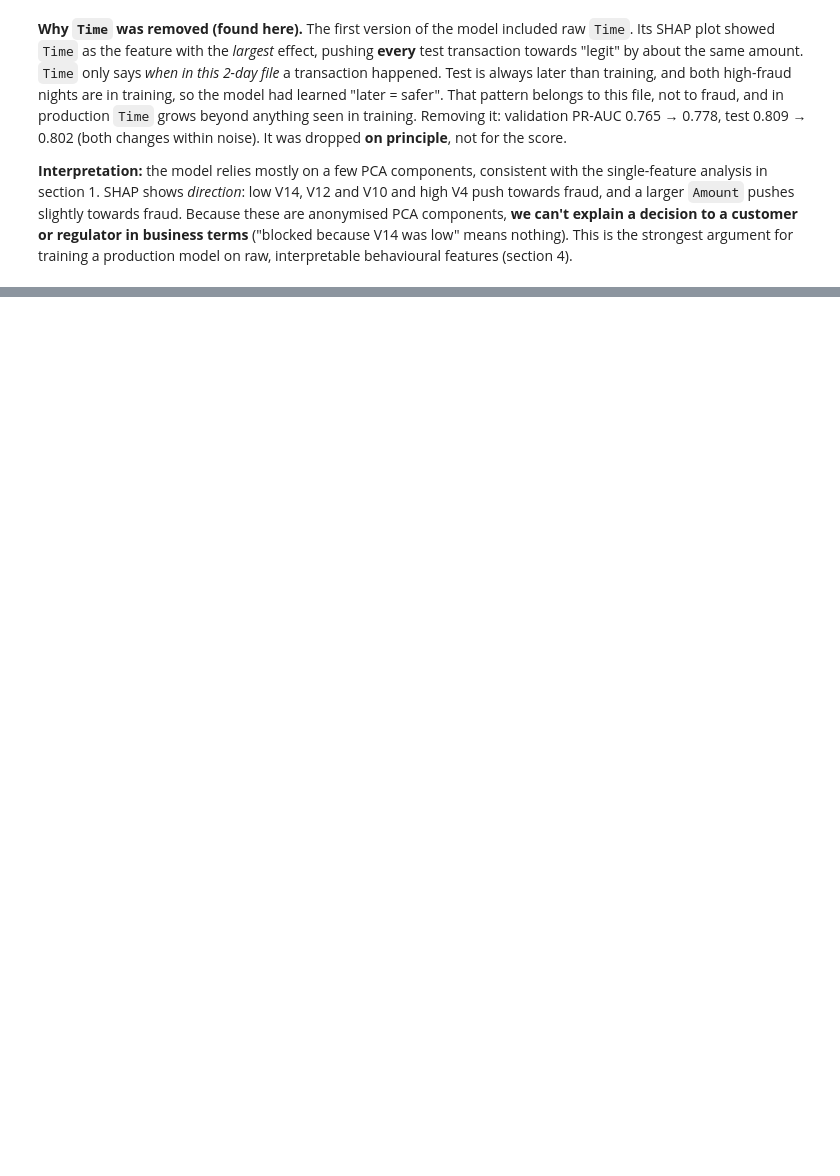
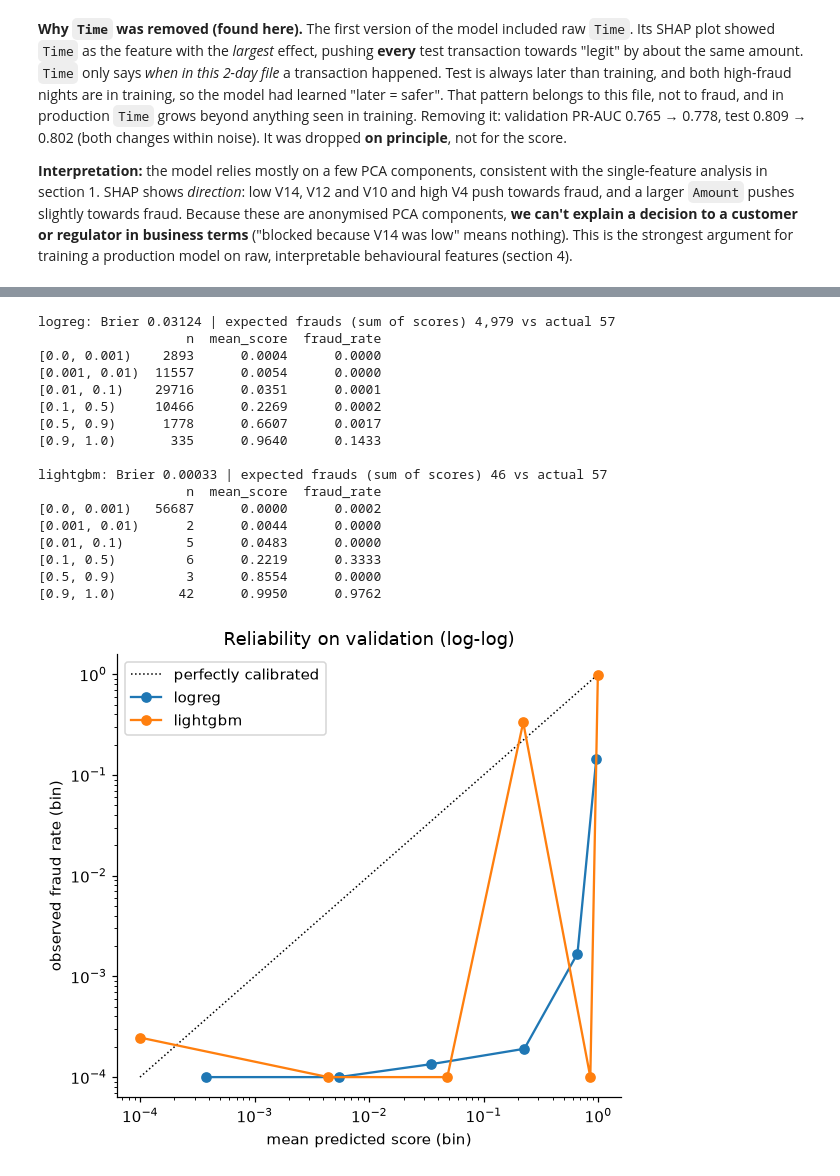
Before and after one commit to alifaisal676/payguard-assignment, a Jupyter notebook: part_a_fraud/notebooks/fraud_analysis.ipynb, the cells around one changed output, grey strips where cells are left out. Saved outputs shown, nothing was run; the diff lists cells and outputs as text; code cells hidden in the pictures; blank space fills up the shorter version.

Commit message:
feat(part-a): calibration, cost-based threshold, decision tiers, sensitivity, real-time notes
Co-Authored-By: Claude Opus 5.5 <noreply@anthropic.com>

```diff
--- a/part_a_fraud/notebooks/fraud_analysis.ipynb
+++ b/part_a_fraud/notebooks/fraud_analysis.ipynb
@@ -305,0 +314,39 @@ plt.title("SHAP values (log-odds), test frauds + 2,000 legit"); plt.tight_layout
+# %%
+from part_a_fraud.src import cost
+from sklearn.metrics import brier_score_loss
+
+y_val, y_te = res["val"]["Class"].values, res["test"]["Class"].values
+a_val, a_te = res["val"]["Amount"].values, res["test"]["Amount"].values
+bins = [0, 1e-3, 1e-2, .1, .5, .9, 1.0001]
+
+fig, ax = plt.subplots(figsize=(5.5, 5))
+ax.plot([1e-4, 1], [1e-4, 1], "k:", lw=1, label="perfectly calibrated")
+for name in ["logreg", "lightgbm"]:
+    s = res["val_scores"][name]
+    t = (pd.DataFrame({"s": s, "y": y_val}).groupby(pd.cut(s, bins, right=False), observed=True)
+           .agg(n=("y", "size"), mean_score=("s", "mean"), fraud_rate=("y", "mean")))
+    print(f"\n{name}: Brier {brier_score_loss(y_val, s):.5f} | expected frauds (sum of scores) {s.sum():,.0f} vs actual {y_val.sum()}")
+    print(t.round(4).to_string())
+    ax.plot(t["mean_score"].clip(1e-4), t["fraud_rate"].clip(1e-4), marker="o", label=name)
+ax.set(xscale="log", yscale="log", xlabel="mean predicted score (bin)", ylabel="observed fraud rate (bin)",
+       title="Reliability on validation (log-log)")
+ax.legend(); plt.tight_layout(); plt.show()
+# %% [output]
+logreg: Brier 0.03124 | expected frauds (sum of scores) 4,979 vs actual 57
+                   n  mean_score  fraud_rate
+[0.0, 0.001)    2893      0.0004      0.0000
+[0.001, 0.01)  11557      0.0054      0.0000
+[0.01, 0.1)    29716      0.0351      0.0001
+[0.1, 0.5)     10466      0.2269      0.0002
+[0.5, 0.9)      1778      0.6607      0.0017
+[0.9, 1.0)       335      0.9640      0.1433
+
+lightgbm: Brier 0.00033 | expected frauds (sum of scores) 46 vs actual 57
+                   n  mean_score  fraud_rate
+[0.0, 0.001)   56687      0.0000      0.0002
+[0.001, 0.01)      2      0.0044      0.0000
+[0.01, 0.1)        5      0.0483      0.0000
+[0.1, 0.5)         6      0.2219      0.3333
+[0.5, 0.9)         3      0.8554      0.0000
+[0.9, 1.0)        42      0.9950      0.9762
+[figure, added]
```
Also changed, not shown: parts of 19 cells of this notebook, 1 other file.
